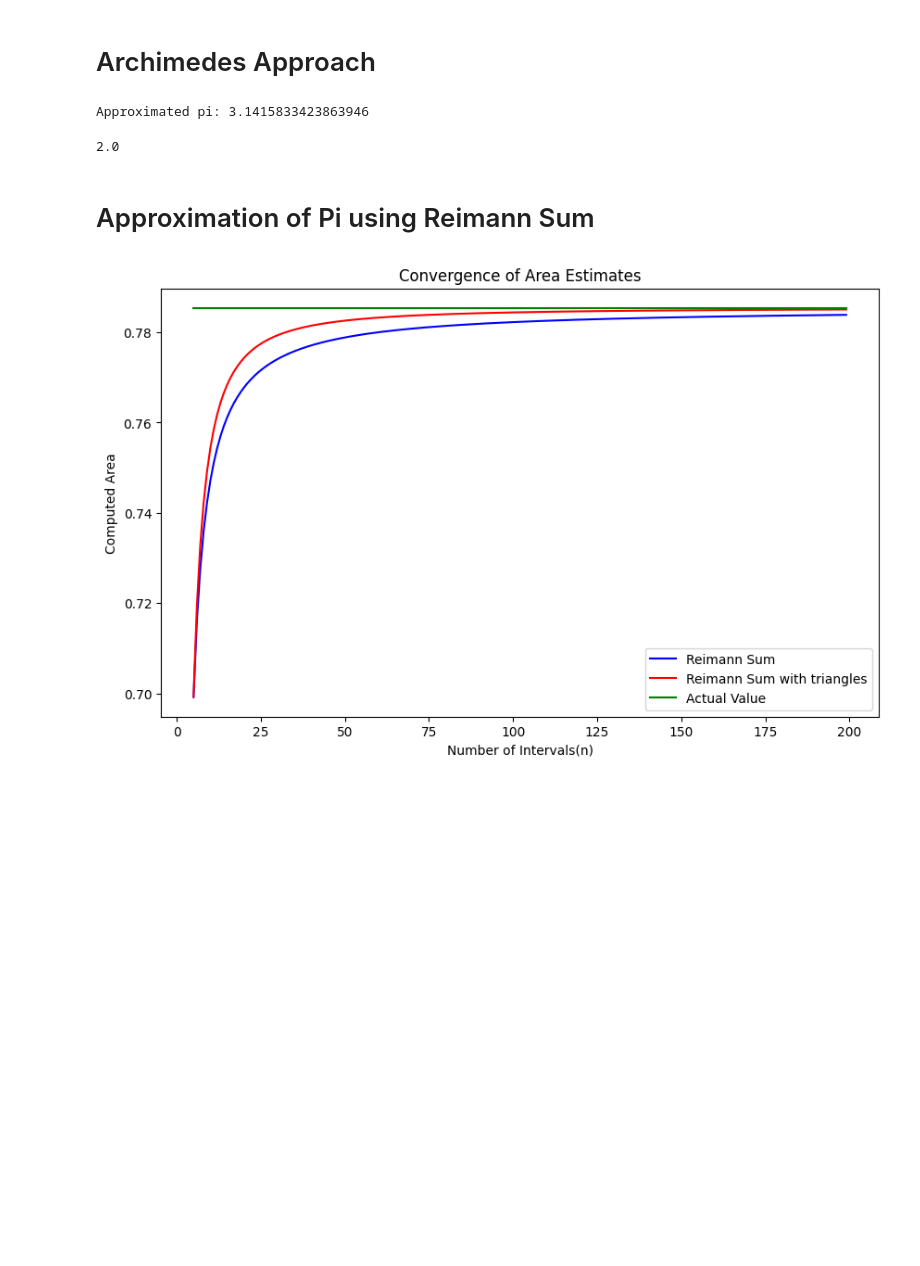
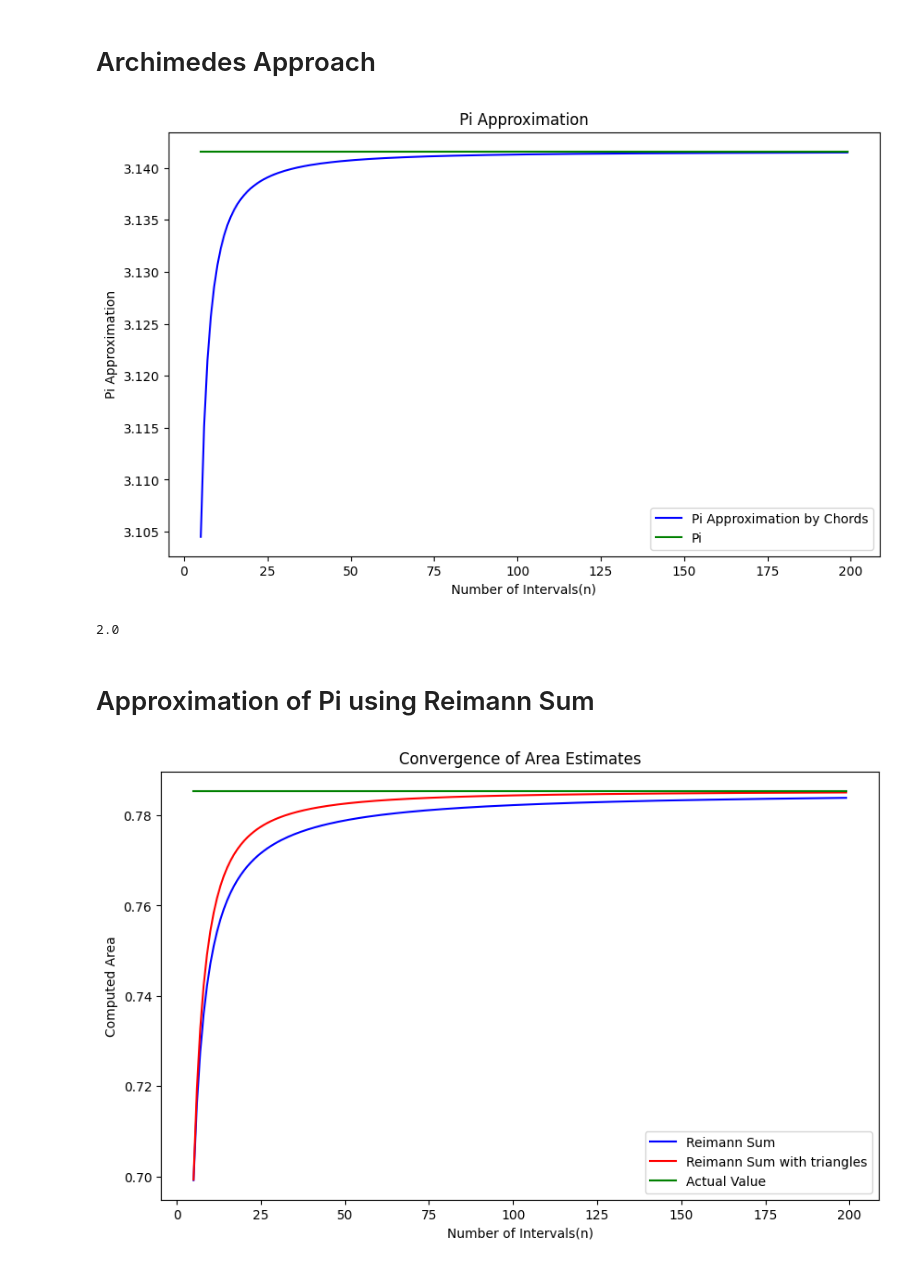
Before and after one commit to sowndsgood/One_Variable_Calculus, a Jupyter notebook: Pi_Approximation_.ipynb, the cells around one changed output. Cells and saved outputs as stored; diff of their text form; code cells hidden in the pictures; blank space fills up the shorter version.

```diff
--- a/Pi_Approximation_.ipynb
+++ b/Pi_Approximation_.ipynb
@@ -5,23 +10,35 @@
 # %%
-import numpy as np
+def approx_pi_func(n):
+  x_values=np.linspace(0,1,n)
+  y_values=[f(x) for x in x_values]
 
-def f(x):
-  return np.sqrt(1-x**(2))
+  # Calculate the chord lengths
+  circumference = 0
+  for i in range(len(x_values) - 1):
+      # Calculate distance between points by Euclidean Distance Formula
+      chord_length = np.sqrt((x_values[i] - x_values[i + 1])**2 + (y_values[i] - y_values[i + 1])**2)
+      circumference += chord_length
 
-x_values=np.linspace(0,1,1000)
-y_values=[f(x) for x in x_values]
-
-# Calculate the chord lengths
-circumference = 0
-for i in range(len(x_values) - 1):
-    # Calculate distance between points by Euclidean Distance Formula
-    chord_length = np.sqrt((x_values[i] - x_values[i + 1])**2 + (y_values[i] - y_values[i + 1])**2)
-    circumference += chord_length
-
-approx_pi = 2 * circumference
-print("Approximated pi:", approx_pi)
+  approx_pi = 2 * circumference
+  return approx_pi
-# %% [output]
-Approximated pi: 3.1415833423863946
+# %%
+actual_pi_value = np.pi
+# %%
+n_values=np.arange(5,200,1)
+pi_approx=[approx_pi_func(n) for n in n_values]
+
+actual=np.full((np.shape(n_values)),actual_pi_value)
+
+plt.figure(figsize=(10,6))
+plt.plot(n_values,pi_approx,color='blue',label='Pi Approximation by Chords')
+plt.plot(n_values,actual,color='green',label='Pi')
+plt.xlabel('Number of Intervals(n)')
+plt.ylabel('Pi Approximation')
+plt.title('Pi Approximation')
+plt.legend()
+plt.show()
+# %% [output]
+[figure, added]
 # %%
 np.sqrt(4)
 # %% [output]
```
Also changed, not shown: parts of 3 cells of this notebook.
